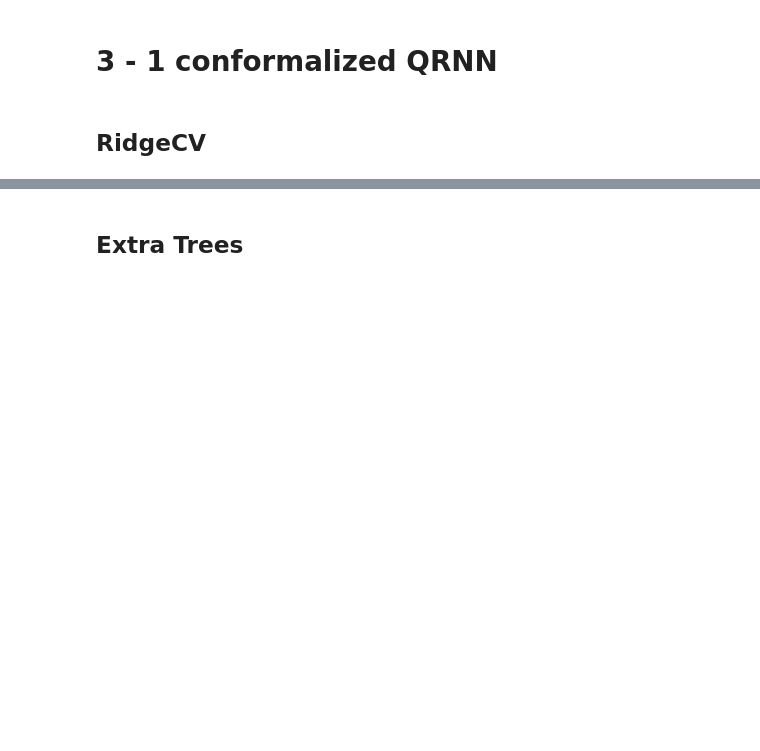
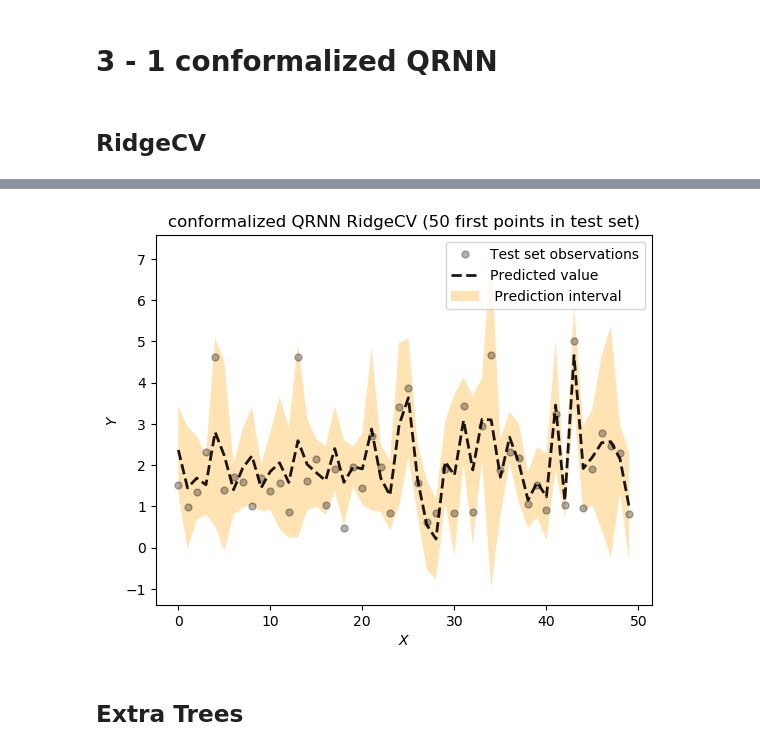
Before and after one commit to Techtonique/nnetsauce, a Jupyter notebook: nnetsauce/demo/thierrymoudiki_20240318_conformal_and_bayesian_regression.ipynb, the cells around one changed output, grey strips where cells are left out. Saved outputs shown, nothing was run; the diff lists cells and outputs as text; code cells hidden in the pictures; blank space fills up the shorter version.

```diff
--- a/nnetsauce/demo/thierrymoudiki_20240318_conformal_and_bayesian_regression.ipynb
+++ b/nnetsauce/demo/thierrymoudiki_20240318_conformal_and_bayesian_regression.ipynb
@@ -85,7 +89,6 @@ regr1.fit(X_train, y_train)
 start = time()
 preds1 = regr1.predict(X_test, method="localconformal", return_pi=True, level=95)
 print(f"Elapsed: {time() - start}s")
-print(f"preds4: {preds1}")
 print(f"coverage_rate conformalized QRNN RidgeCV: {np.mean((preds1[1]<=y_test)*(preds1[2]>=y_test))}")
 
 max_idx = 50
@@ -95,4 +98,5 @@ plot_func(x = range(max_idx),
           y_l = preds1[1][0:max_idx],
           pred = preds1[0][0:max_idx],
           shade_color=split_color2,
-          title = f"conformalized QRNN ExtraTreesRegressor ({max_idx} first points in test set)")
+          title = f"conformalized QRNN RidgeCV ({max_idx} first points in test set)")
+# %% [output]
@@ -99,3 +105,4 @@ plot_func(x = range(max_idx),
+[figure, added]
 # %% [markdown]
 ## Extra Trees
 # %%
```
Also changed, not shown: parts of 8 cells of this notebook, 3 other files.
